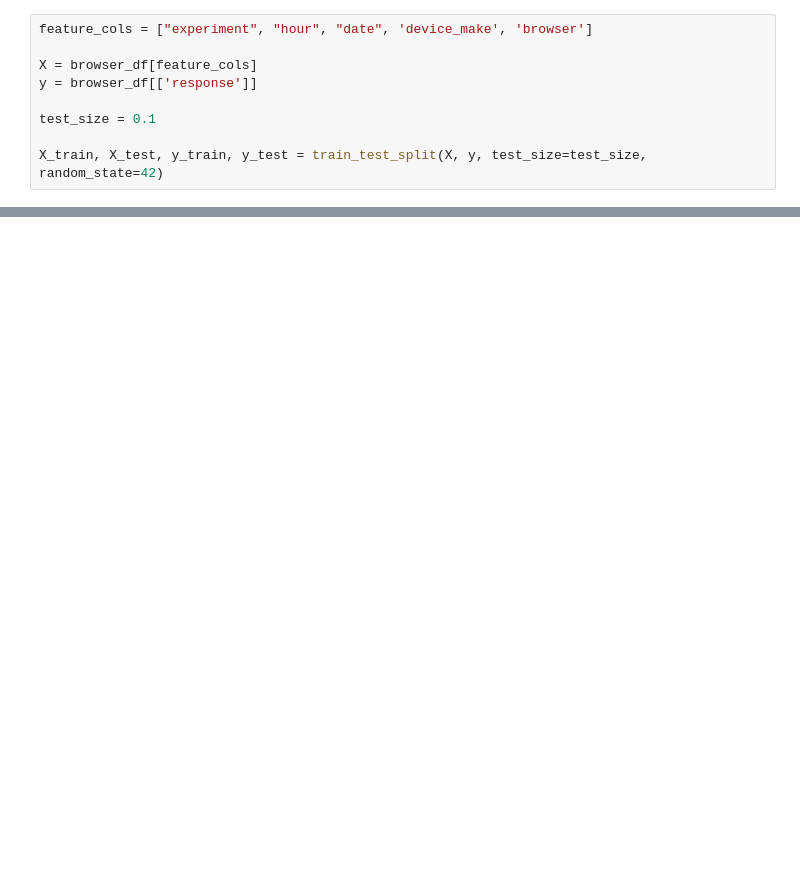
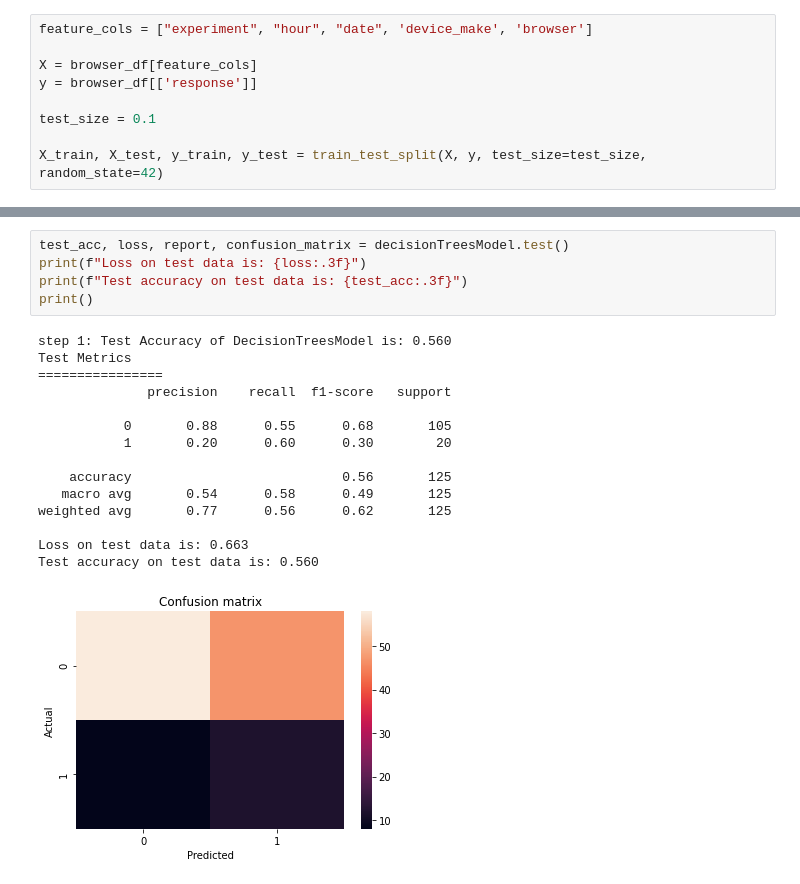
Before and after one commit to Melak2017/abtest-mlops, a Jupyter notebook: notebooks/ML_Testing.ipynb, the cells around one changed output, grey strips where cells are left out. Cells and saved outputs as stored; diff of their text form; blank space fills up the shorter version.

Commit message:
decision tree complete

```diff
--- a/notebooks/ML_Testing.ipynb
+++ b/notebooks/ML_Testing.ipynb
@@ -183,0 +198,21 @@ step 4: Validation Loss of DecisionTreesModel is: 0.715
+# %%
+test_acc, loss, report, confusion_matrix = decisionTreesModel.test()
+print(f"Loss on test data is: {loss:.3f}")
+print(f"Test accuracy on test data is: {test_acc:.3f}")
+print()
+# %% [output]
+step 1: Test Accuracy of DecisionTreesModel is: 0.560
+Test Metrics
+================
+              precision    recall  f1-score   support
+
+           0       0.88      0.55      0.68       105
+           1       0.20      0.60      0.30        20
+
+    accuracy                           0.56       125
+   macro avg       0.54      0.58      0.49       125
+weighted avg       0.77      0.56      0.62       125
+
+Loss on test data is: 0.663
+Test accuracy on test data is: 0.560
+[figure, added]
```
Also changed, not shown: parts of 16 cells of this notebook.
